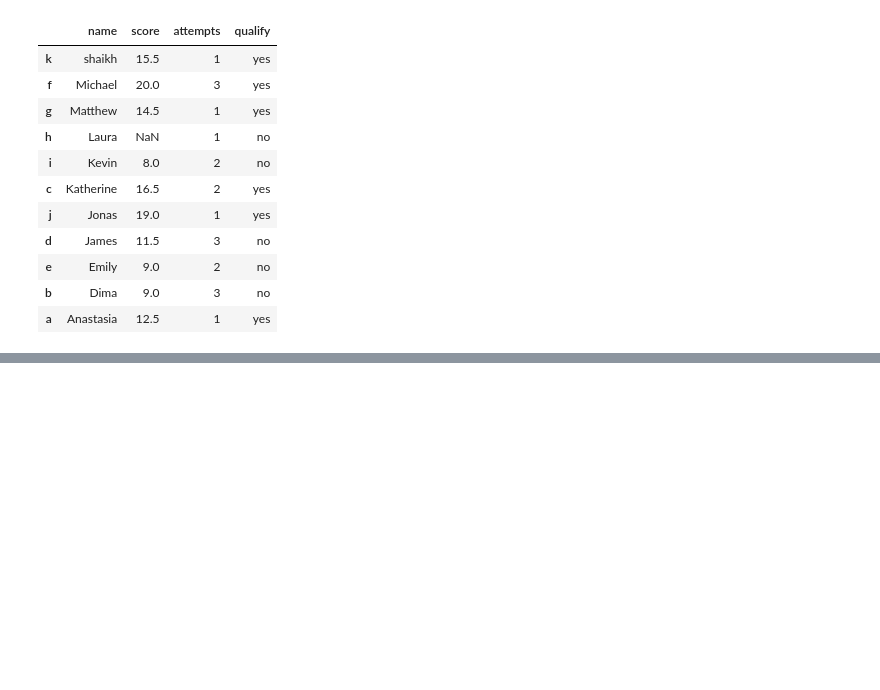
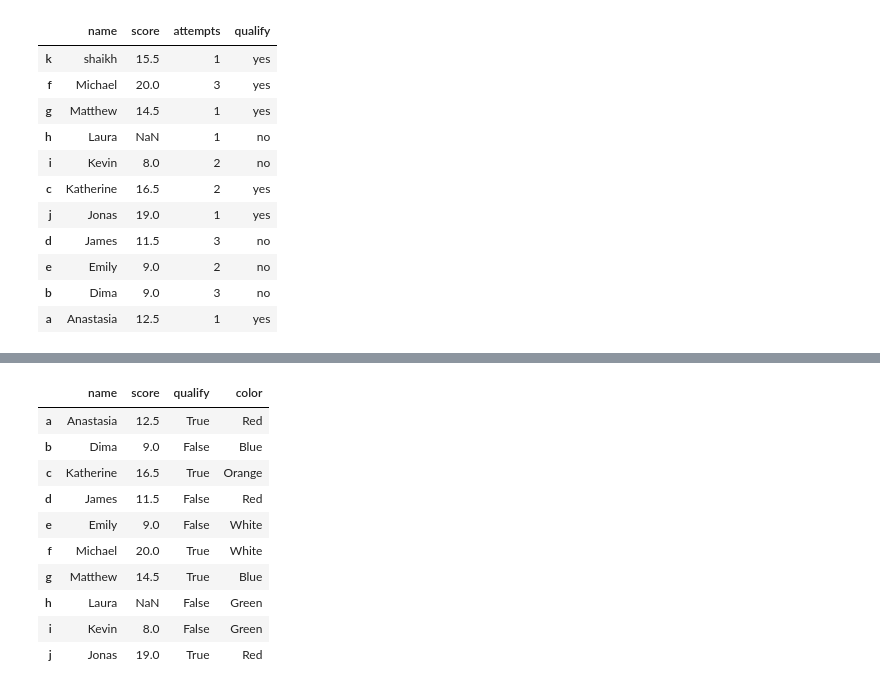
Before and after one commit to faisallshaikh/pandas, a Jupyter notebook: jupy1.ipynb, the cells around one changed output, grey strips where cells are left out. Cells and saved outputs as stored; diff of their text form; code cells hidden in the pictures; blank space fills up the shorter version.

```diff
--- a/jupy1.ipynb
+++ b/jupy1.ipynb
@@ -377,0 +418,20 @@ data
+# %%
+mob_no = [1,2,3,4,5,6,7,8,9,10]
+# %%
+data["mob_no"] = mob_no
+# %%
+data.drop("mob_no",axis=1,inplace=True)
+# %%
+data
+# %% [output]
+|  | name | score | qualify | color |
+| a | Anastasia | 12.5 | True | Red |
+| b | Dima | 9.0 | False | Blue |
+| c | Katherine | 16.5 | True | Orange |
+| d | James | 11.5 | False | Red |
+| e | Emily | 9.0 | False | White |
+| f | Michael | 20.0 | True | White |
+| g | Matthew | 14.5 | True | Blue |
+| h | Laura | NaN | False | Green |
+| i | Kevin | 8.0 | False | Green |
+| j | Jonas | 19.0 | True | Red |
```
Also changed, not shown: parts of 9 cells of this notebook.
